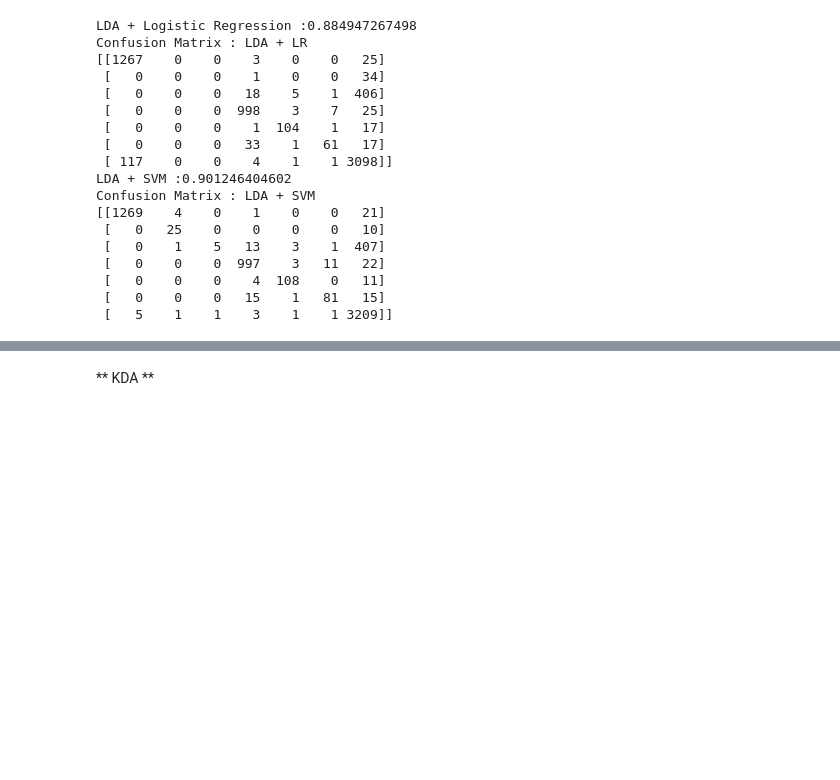
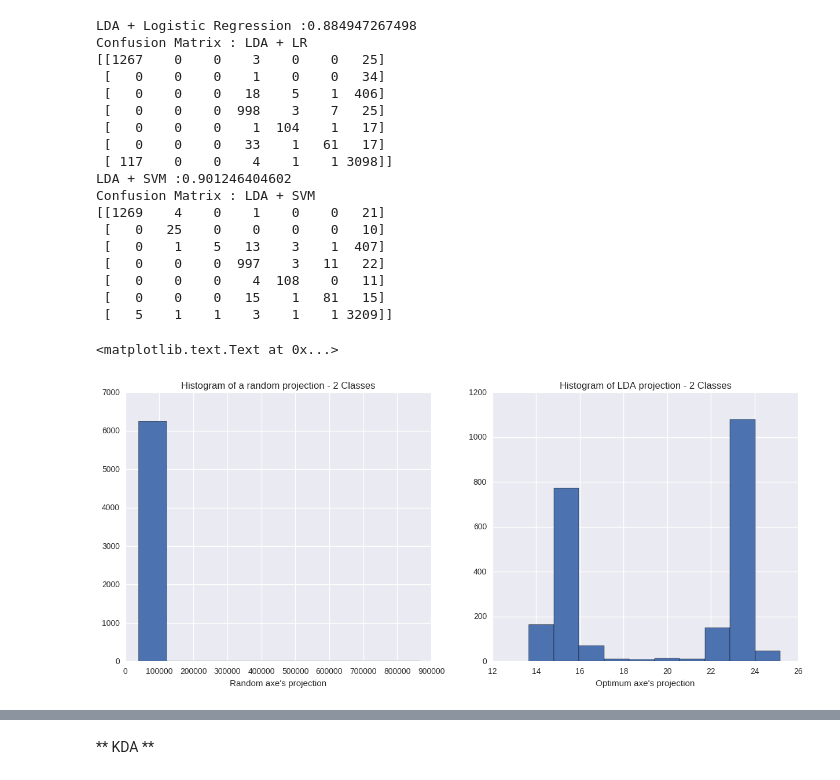
Before and after one commit to SMarwen/ML_Project, a Jupyter notebook: Codes/main.ipynb, the cells around one changed output, grey strips where cells are left out. Saved outputs shown, nothing was run; the diff lists cells and outputs as text; code cells hidden in the pictures; blank space fills up the shorter version.

Commit message:
add figures

```diff
--- a/Codes/main.ipynb
+++ b/Codes/main.ipynb
@@ -287,8 +269,8 @@ def lda(X,y, cla = None):
     w,v =  np.linalg.eig(np.dot(np.linalg.inv(Sw),Sb))
     Theta = np.real(v[:,0:Proj_dim])
     projected = np.dot(Theta.T, X.T).T # Projected data
-    return projected, ix
-Y_lda, ix_lda = lda(X_train_da,y_train, cla=None)
+    return projected, ix, w
+Y_lda, ix_lda,_ = lda(X_train_da,y_train, cla=None)
 # %%
 lr = LogisticRegressionCV()
 lr.fit(Y_lda, y_train[ix_lda])
@@ -323,3 +305,22 @@ Confusion Matrix : LDA + SVM
  [   0    0    0    4  108    0   11]
  [   0    0    0   15    1   81   15]
  [   5    1    1    3    1    1 3209]]
+# %%
+Y_lda, ix_lda,_ = lda(X_train_da,y_train, cla=[1,4])
+N_features = X_train_da.shape[1]
+random_vector = np.random.rand(1,N_features)
+random_projection = np.dot(random_vector, X_train_da.T).T
+plt.figure(figsize=(15,6))
+plt.subplot(121)
+plt.hist(random_projection)
+plt.title("Histogram of a random projection - 2 Classes")
+plt.xlabel("Random axe's projection")
+# plt.ylabel("Number of a")
+plt.subplot(122)
+plt.hist(Y_lda)
+plt.title("Histogram of LDA projection - 2 Classes")
+plt.xlabel("Optimum axe's projection")
+# plt.legend()
+# %% [output]
+<matplotlib.text.Text at 0x...>
+[figure, added]
```
Also changed, not shown: parts of 15 cells of this notebook, 5 other files.
